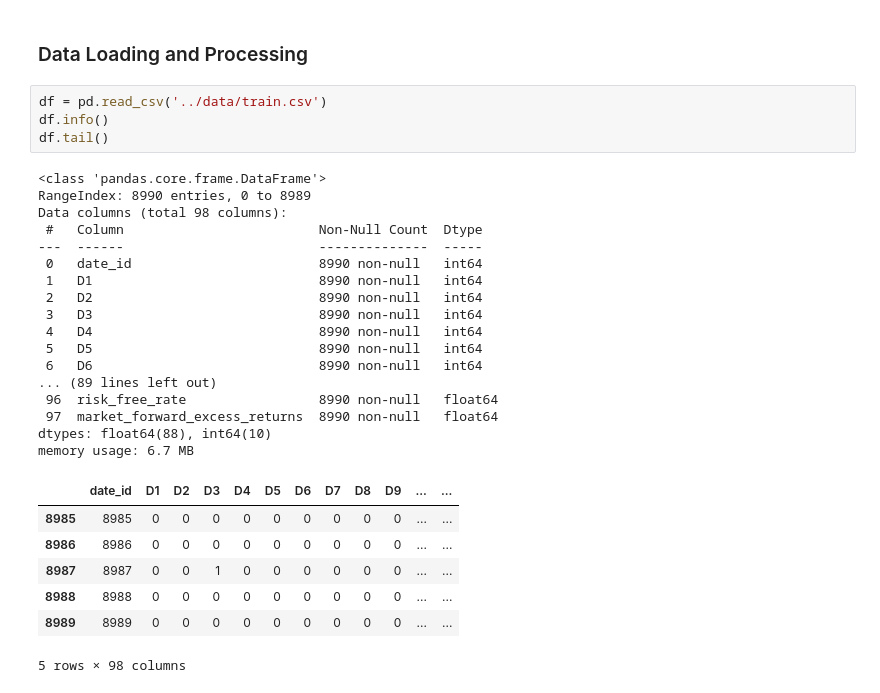
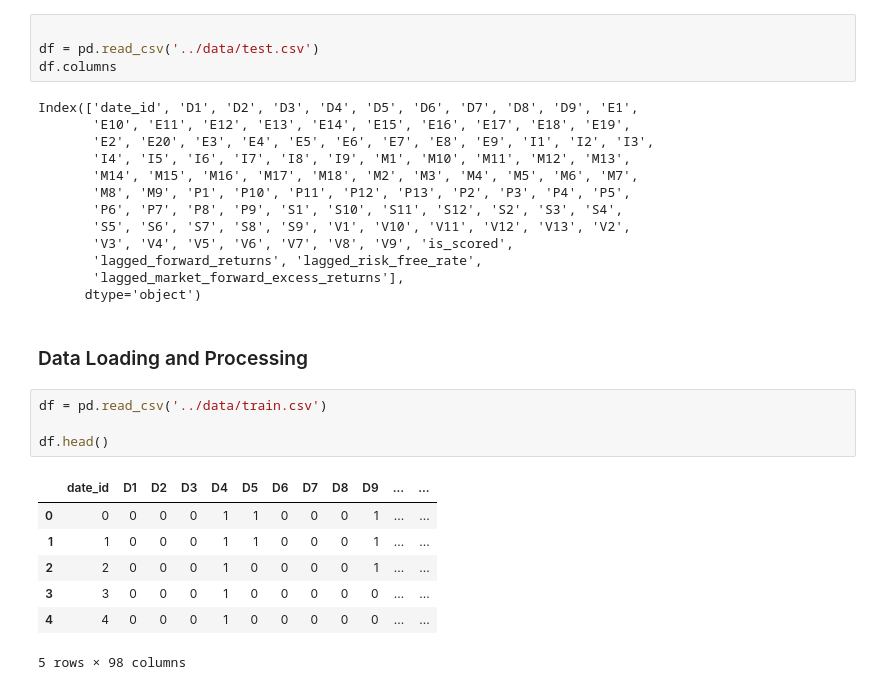
Before and after one commit to francofbv/Hull-Tactical, a Jupyter notebook: ntbks/day_one.ipynb, the cells around one changed output. Cells and saved outputs as stored; diff of their text form.

```diff
--- a/ntbks/day_one.ipynb
+++ b/ntbks/day_one.ipynb
@@ -6,31 +23,31 @@ import pandas as pd
+# %%
+
+df = pd.read_csv('../data/test.csv')
+df.columns
+# %% [output]
+Index(['date_id', 'D1', 'D2', 'D3', 'D4', 'D5', 'D6', 'D7', 'D8', 'D9', 'E1',
+       'E10', 'E11', 'E12', 'E13', 'E14', 'E15', 'E16', 'E17', 'E18', 'E19',
+       'E2', 'E20', 'E3', 'E4', 'E5', 'E6', 'E7', 'E8', 'E9', 'I1', 'I2', 'I3',
+       'I4', 'I5', 'I6', 'I7', 'I8', 'I9', 'M1', 'M10', 'M11', 'M12', 'M13',
+       'M14', 'M15', 'M16', 'M17', 'M18', 'M2', 'M3', 'M4', 'M5', 'M6', 'M7',
+       'M8', 'M9', 'P1', 'P10', 'P11', 'P12', 'P13', 'P2', 'P3', 'P4', 'P5',
+       'P6', 'P7', 'P8', 'P9', 'S1', 'S10', 'S11', 'S12', 'S2', 'S3', 'S4',
+       'S5', 'S6', 'S7', 'S8', 'S9', 'V1', 'V10', 'V11', 'V12', 'V13', 'V2',
+       'V3', 'V4', 'V5', 'V6', 'V7', 'V8', 'V9', 'is_scored',
+       'lagged_forward_returns', 'lagged_risk_free_rate',
+       'lagged_market_forward_excess_returns'],
+      dtype='object')
 # %% [markdown]
 ### Data Loading and Processing
 # %%
 df = pd.read_csv('../data/train.csv')
-df.info()
-df.tail()
+
+df.head()
 # %% [output]
+|  | date_id | D1 | D2 | D3 | D4 | D5 | D6 | D7 | D8 | D9 | ... | ... |
+| 0 | 0 | 0 | 0 | 0 | 1 | 1 | 0 | 0 | 0 | 1 | ... | ... |
+| 1 | 1 | 0 | 0 | 0 | 1 | 1 | 0 | 0 | 0 | 1 | ... | ... |
+| 2 | 2 | 0 | 0 | 0 | 1 | 0 | 0 | 0 | 0 | 1 | ... | ... |
+| 3 | 3 | 0 | 0 | 0 | 1 | 0 | 0 | 0 | 0 | 0 | ... | ... |
+| 4 | 4 | 0 | 0 | 0 | 1 | 0 | 0 | 0 | 0 | 0 | ... | ... |
-<class 'pandas.core.frame.DataFrame'>
-RangeIndex: 8990 entries, 0 to 8989
-Data columns (total 98 columns):
- #   Column                         Non-Null Count  Dtype
----  ------                         --------------  -----
- 0   date_id                        8990 non-null   int64
- 1   D1                             8990 non-null   int64
- 2   D2                             8990 non-null   int64
- 3   D3                             8990 non-null   int64
- 4   D4                             8990 non-null   int64
- 5   D5                             8990 non-null   int64
- 6   D6                             8990 non-null   int64
-... (89 lines left out)
- 96  risk_free_rate                 8990 non-null   float64
- 97  market_forward_excess_returns  8990 non-null   float64
-dtypes: float64(88), int64(10)
-memory usage: 6.7 MB
+5 rows × 98 columns
-|  | date_id | D1 | D2 | D3 | D4 | D5 | D6 | D7 | D8 | D9 | ... | ... |
-| 8985 | 8985 | 0 | 0 | 0 | 0 | 0 | 0 | 0 | 0 | 0 | ... | ... |
-| 8986 | 8986 | 0 | 0 | 0 | 0 | 0 | 0 | 0 | 0 | 0 | ... | ... |
-| 8987 | 8987 | 0 | 0 | 1 | 0 | 0 | 0 | 0 | 0 | 0 | ... | ... |
-| 8988 | 8988 | 0 | 0 | 0 | 0 | 0 | 0 | 0 | 0 | 0 | ... | ... |
-| 8989 | 8989 | 0 | 0 | 0 | 0 | 0 | 0 | 0 | 0 | 0 | ... | ... |
-5 rows × 98 columns
```
Also changed, not shown: parts of 35 cells of this notebook.
